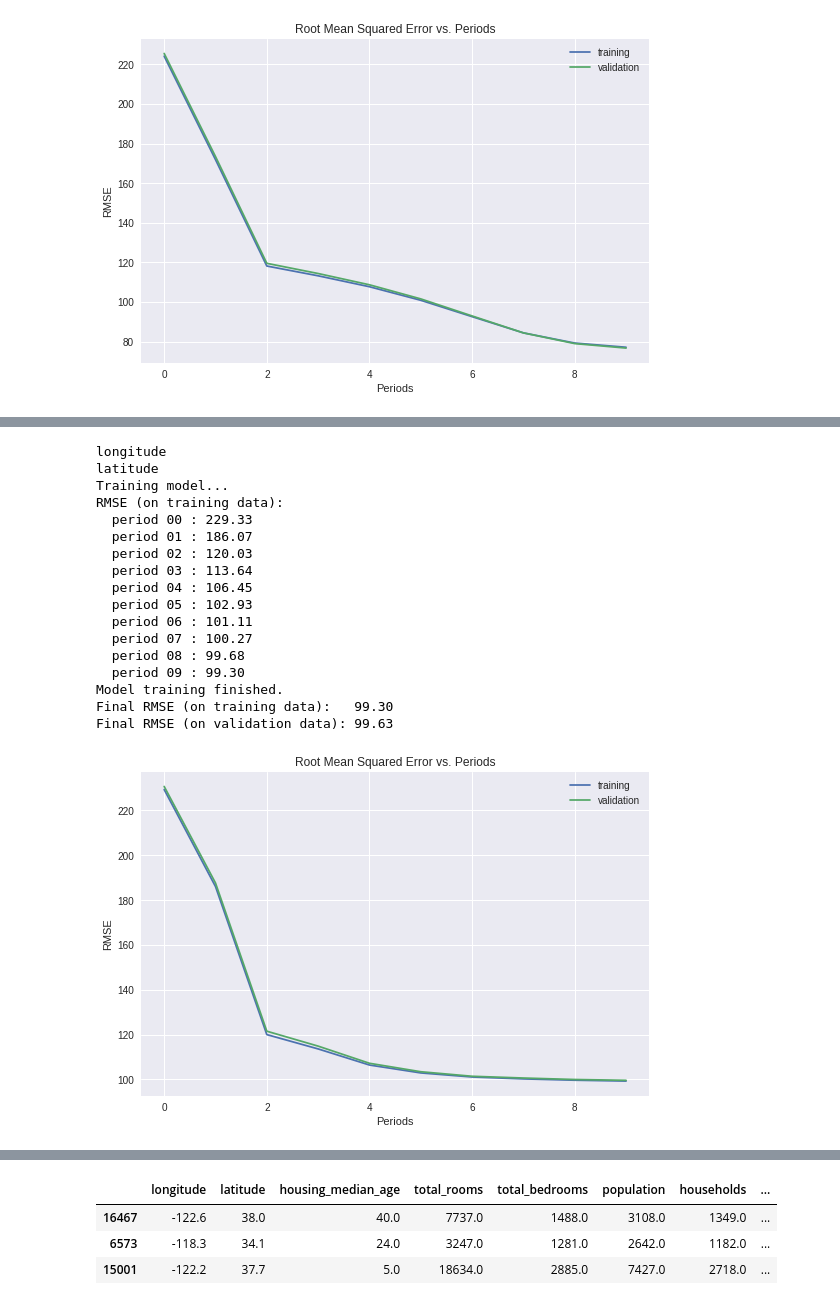
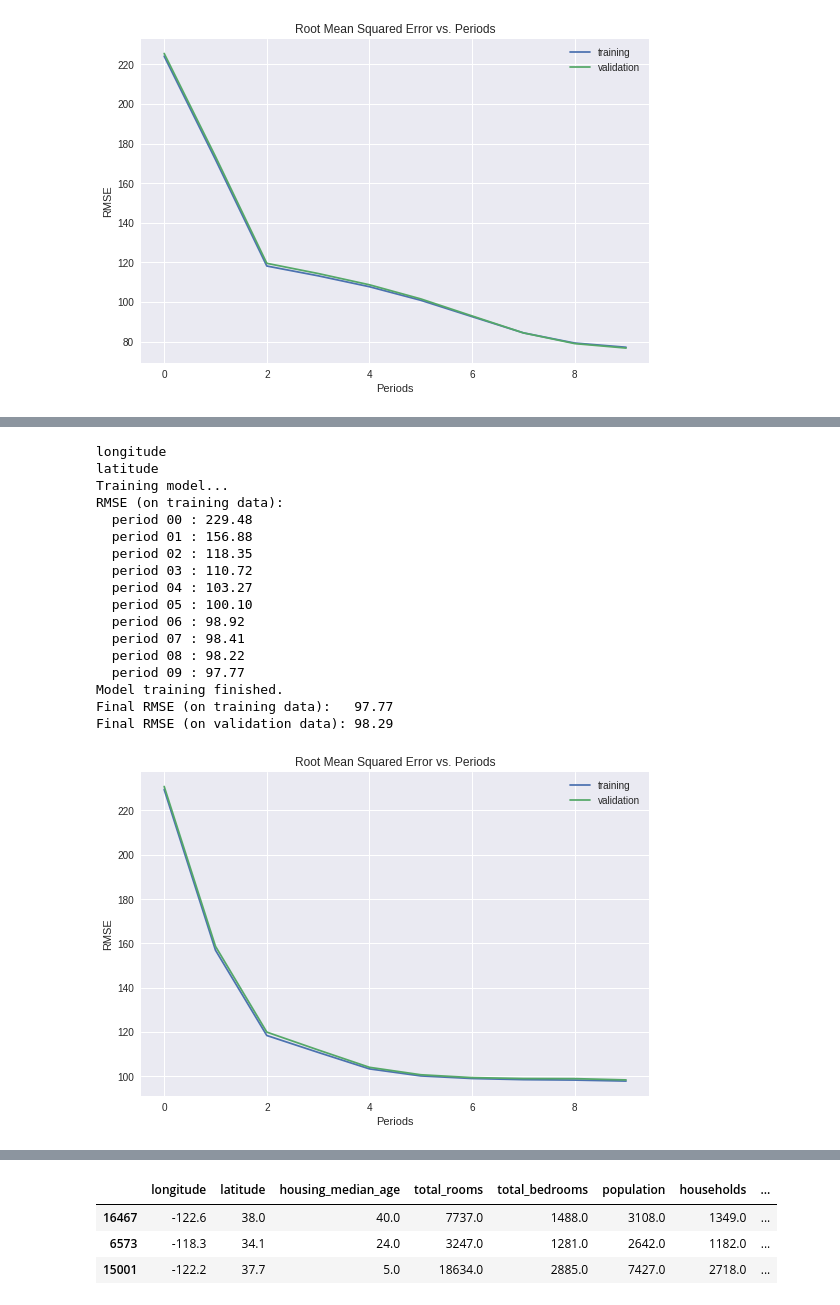
Before and after one commit to tenvol/tsf00, a Jupyter notebook: improving_neural_net_performance.ipynb, the cells around one changed output, grey strips where cells are left out. Cells and saved outputs as stored; diff of their text form; code cells hidden in the pictures.

```diff
--- a/improving_neural_net_performance.ipynb
+++ b/improving_neural_net_performance.ipynb
@@ -1142,44 +1142,44 @@ def normalize_linear_scale(examples_dataframe):
   #
   # pass
   chdf_normalized = pd.DataFrame()
   for col_name in examples_dataframe:
     print(str(col_name))
     chdf_normalized[str(col_name)] = linear_scale(examples_dataframe[str(col_name)])
 
 
   return chdf_normalized
 
 #normalized_dataframe = normalize_linear_scale(preprocess_features(california_housing_dataframe[['longitude', 'latitude']]))
 normalized_dataframe = normalize(normalize_linear_scale(california_housing_dataframe[['longitude', 'latitude']]))
 
 normalized_training_examples = normalized_dataframe.head(12000)
 normalized_validation_examples = normalized_dataframe.tail(5000)
 
 _ = train_nn_regression_model(
     my_optimizer=tf.train.GradientDescentOptimizer(learning_rate=0.001),
     steps=5000,
     batch_size=70,
-    hidden_units=[10, 10, 7],
+    hidden_units=[10, 10, 8, 6],
     training_examples=normalized_training_examples,
     training_targets=training_targets,
     validation_examples=normalized_validation_examples,
     validation_targets=validation_targets)
 # %% [output]
 longitude
 latitude
 Training model...
 RMSE (on training data):
-  period 00 : 229.33
-  period 01 : 186.07
-  period 02 : 120.03
-  period 03 : 113.64
-  period 04 : 106.45
-  period 05 : 102.93
-  period 06 : 101.11
-  period 07 : 100.27
-  period 08 : 99.68
-  period 09 : 99.30
+  period 00 : 229.48
+  period 01 : 156.88
+  period 02 : 118.35
+  period 03 : 110.72
+  period 04 : 103.27
+  period 05 : 100.10
+  period 06 : 98.92
+  period 07 : 98.41
+  period 08 : 98.22
+  period 09 : 97.77
 Model training finished.
-Final RMSE (on training data):   99.30
-Final RMSE (on validation data): 99.63
+Final RMSE (on training data):   97.77
+Final RMSE (on validation data): 98.29
-[figure, old version]
+[figure, new version]
```
Also changed, not shown: parts of 2 cells of this notebook.
